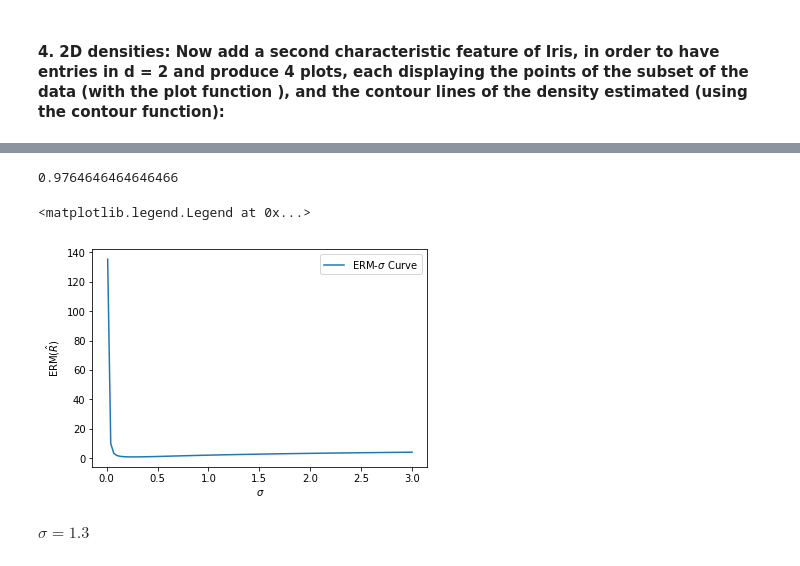
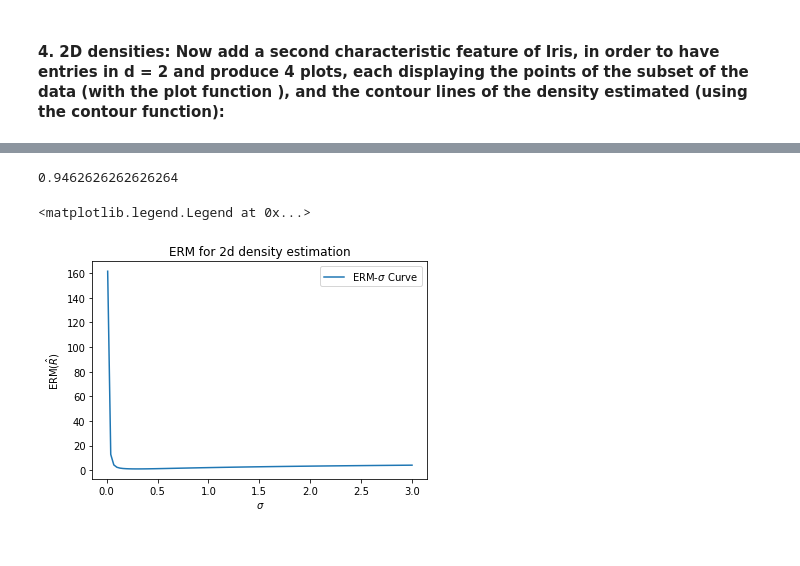
Before and after one commit to quatrejuin/ml_homework_1, a Jupyter notebook: ml_homework_1.ipynb, the cells around one changed output, grey strips where cells are left out. Drawn from its saved outputs; the diff is of its cells as text; code cells hidden in the pictures.

```diff
--- a/ml_homework_1.ipynb
+++ b/ml_homework_1.ipynb
@@ -628,7 +642,7 @@ n_x=1000
 gen_mu= 5.006
 gen_sigma_sq= 0.121764
 #   We use the parametric Gaussian with these parameters to generate valid data for Parzen kernel tuning
-range_x = numpy.random.normal(gen_mu,gen_sigma_sq**(0.5),n_x)
+range_x = np.random.normal(gen_mu,gen_sigma_sq**(0.5),n_x)
 
 
 for sigma in np.linspace(0.01,3,1000):
@@ -645,6 +659,7 @@ print(sigma_best)
 pylab.plot(erm_list.keys(),erm_list.values())
 pylab.xlabel("$\sigma$")
 pylab.ylabel("ERM($\hat{R}$)")
+pylab.title("ERM for 1d density estimation")
 pylab.legend(["ERM-$\sigma$ Curve".format(dg.mus,dg.sigma_sqs)])
 # %% [output]
 0.13869869869869872
@@ -711,4 +730,4 @@ plot_mesh_est(est_pz,"Parzen Gaussian kernel $\sigma$ = {} (too big)".format(est
 # %%
-est_pz=Parzen_Est.train(feature_2d,1.9)
+est_pz=Parzen_Est.train(feature_2d,0.9)
 plot_mesh_est(est_pz,"Parzen Gaussian kernel $\sigma$ = {}".format(est_pz.sigma))
 # %% [output]
@@ -718,39 +751,38 @@ plot_mesh_est(est_pz,"Parzen Gaussian kernel $\sigma$ = {}".format(est_pz.sigma)
 # %%
 import sys
 erm_list = {}
 erm_best = sys.maxsize
 sigma_best = 0
 
 n_x,n_y = (100,100)
 gen_mu = [5.006,3.428]
 gen_sigma_sq = [0.121764,0.140816]
 #   We use the parametric Gaussian with these parameters to generate valid data for Parzen kernel tuning
-range_x = numpy.random.normal(gen_mu[0],gen_sigma_sq[0]**(0.5),n_x)
-range_y = numpy.random.normal(gen_mu[1],gen_sigma_sq[1]**(0.5),n_y)
+range_x = np.random.normal(gen_mu[0],gen_sigma_sq[0]**(0.5),n_x)
+range_y = np.random.normal(gen_mu[1],gen_sigma_sq[1]**(0.5),n_y)
 
 for sigma in np.linspace(0.01,3,100):
     estimator=Parzen_Est.train(feature_2d,sigma)
 
     X,Y = np.meshgrid(range_x,range_y)
     range_xy = map(list,zip(X.ravel(),Y.ravel()))
     density_est = np.array([estimator.predict(point) for point in range_xy]).reshape(n_x,n_y)
 
     erm_list[sigma] = np.mean(-density_est,axis=(0, 1))
     if erm_list[sigma] < erm_best:
         erm_best= erm_cur
         sigma_best= sigma
 
 print(sigma_best)
 pylab.plot(erm_list.keys(),erm_list.values())
 pylab.xlabel("$\sigma$")
 pylab.ylabel("ERM($\hat{R}$)")
+pylab.title("ERM for 2d density estimation")
 pylab.legend(["ERM-$\sigma$ Curve"])
 # %% [output]
-0.9764646464646466
+0.9462626262626264
 <matplotlib.legend.Legend at 0x...>
-[figure, old version]
+[figure, new version]
-# %% [markdown]
-$\sigma = 1.3$
 # %%
 # interactive graph with plotly.
 import plotly.plotly as py
```
Also changed, not shown: parts of 28 cells of this notebook.
